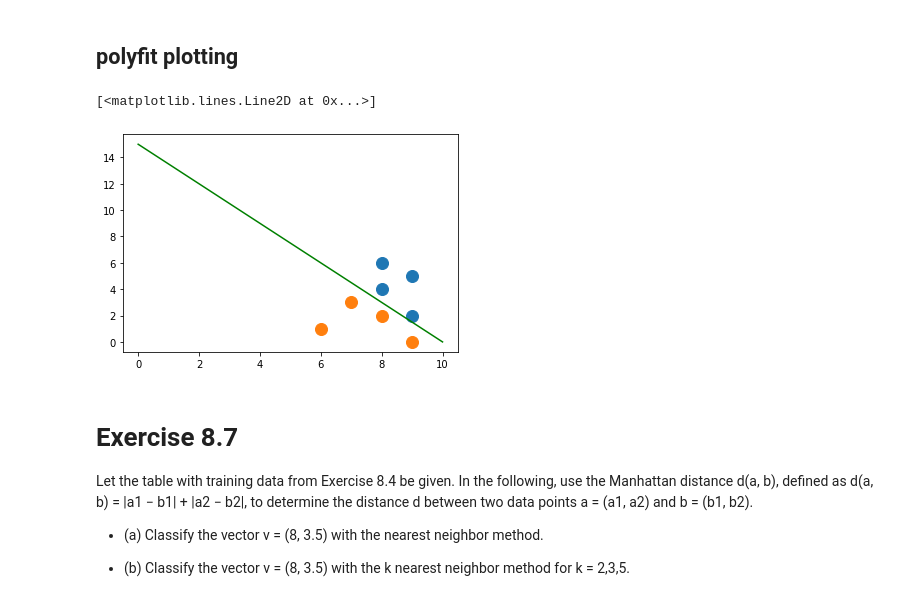
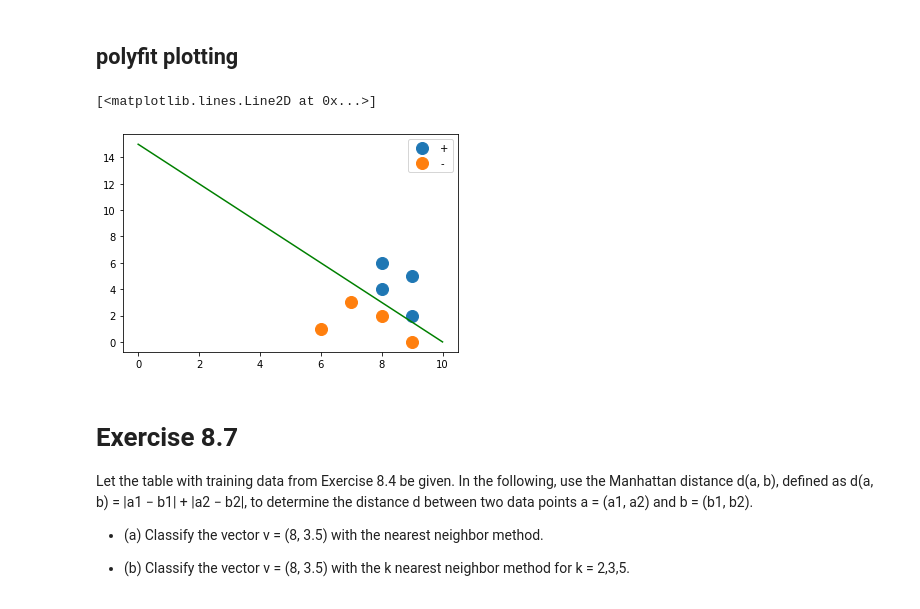
Before and after one commit to changsin/AI, a Jupyter notebook: 8.3.knn.ipynb, the cells around one changed output. Cells and saved outputs as stored; diff of their text form; code cells hidden in the pictures.

```diff
--- a/8.3.knn.ipynb
+++ b/8.3.knn.ipynb
@@ -23,15 +23,29 @@ Also do some initial plot fitting
 # %% [markdown]
 ## polyfit plotting
 # %%
+import numpy as np
+import matplotlib.pyplot as plt
+
+def plot_data(X, y):
+  positives = X[y == 1]
+  negatives = X[y == 0]
+
+  fig, ax = plt.subplots()
+  ax.plot(positives[:, 0], positives[:, 1], marker='o', linestyle='', ms=12, label='+')
+  ax.plot(negatives[:, 0], negatives[:, 1], marker='o', linestyle='', ms=12, label='-')
+
+  ax.legend()
+  return ax
+
 x1 = np.linspace(0, 10, 100)
 y1 = -1.5*x1 + 15
 
 # fig1, ax1 = plt.subplots()
 ax1 = plot_data(X, y)
 ax1.plot(x1, y1, 'g', label='y=wx+b')
 # %% [output]
 [<matplotlib.lines.Line2D at 0x...>]
-[figure, old version]
+[figure, new version]
 # %% [markdown]
 # Exercise 8.7
 
```
Also changed, not shown: parts of 17 cells of this notebook.
